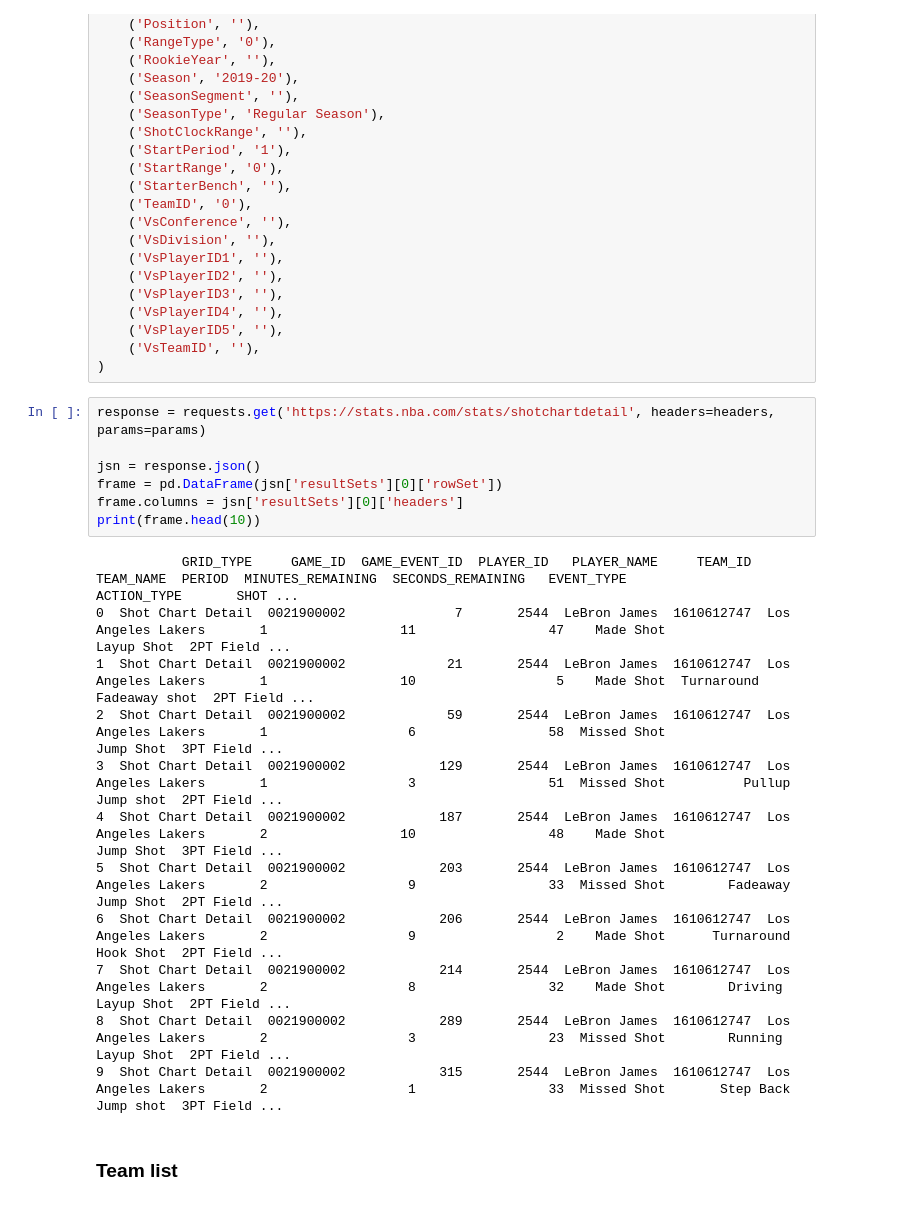
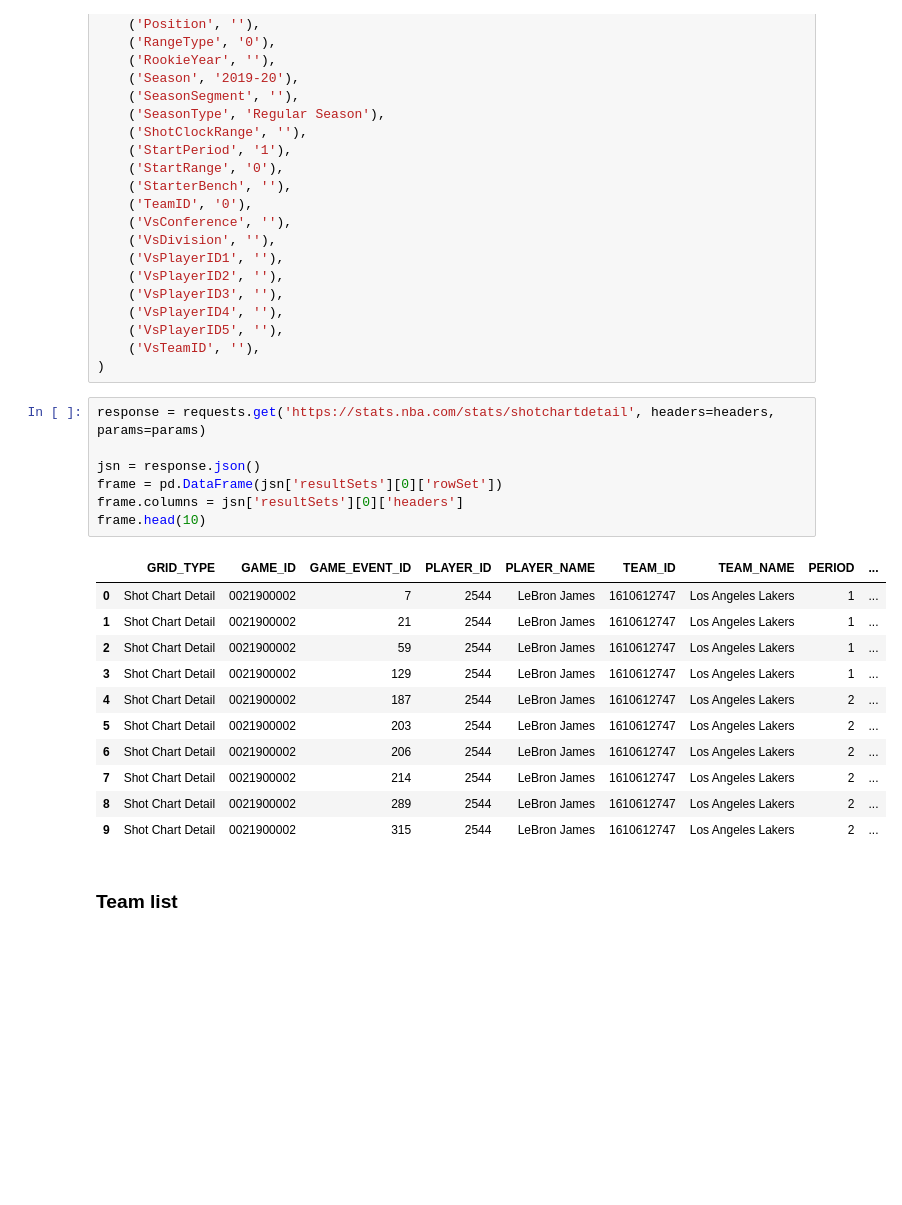
Before and after one commit to mashwinmuthiah/NBA-stats, a Jupyter notebook: NBAWebScrapper.ipynb, the cells around one changed output. Saved outputs shown, nothing was run; the diff lists cells and outputs as text; blank space fills up the shorter version.

```diff
--- a/NBAWebScrapper.ipynb
+++ b/NBAWebScrapper.ipynb
@@ -176,22 +177,22 @@ params =(
 # %%
 response = requests.get('https://stats.nba.com/stats/shotchartdetail', headers=headers, params=params)
 
 jsn = response.json()
 frame = pd.DataFrame(jsn['resultSets'][0]['rowSet'])
 frame.columns = jsn['resultSets'][0]['headers']
-print(frame.head(10))
+frame.head(10)
 # %% [output]
-           GRID_TYPE     GAME_ID  GAME_EVENT_ID  PLAYER_ID   PLAYER_NAME     TEAM_ID           TEAM_NAME  PERIOD  MINUTES_REMAINING  SECONDS_REMAINING   EVENT_TYPE               ACTION_TYPE       SHOT ...
-0  Shot Chart Detail  0021900002              7       2544  LeBron James  1610612747  Los Angeles Lakers       1                 11                 47    Made Shot                Layup Shot  2PT Field ...
-1  Shot Chart Detail  0021900002             21       2544  LeBron James  1610612747  Los Angeles Lakers       1                 10                  5    Made Shot  Turnaround Fadeaway shot  2PT Field ...
-2  Shot Chart Detail  0021900002             59       2544  LeBron James  1610612747  Los Angeles Lakers       1                  6                 58  Missed Shot                 Jump Shot  3PT Field ...
-3  Shot Chart Detail  0021900002            129       2544  LeBron James  1610612747  Los Angeles Lakers       1                  3                 51  Missed Shot          Pullup Jump shot  2PT Field ...
-4  Shot Chart Detail  0021900002            187       2544  LeBron James  1610612747  Los Angeles Lakers       2                 10                 48    Made Shot                 Jump Shot  3PT Field ...
-5  Shot Chart Detail  0021900002            203       2544  LeBron James  1610612747  Los Angeles Lakers       2                  9                 33  Missed Shot        Fadeaway Jump Shot  2PT Field ...
-6  Shot Chart Detail  0021900002            206       2544  LeBron James  1610612747  Los Angeles Lakers       2                  9                  2    Made Shot      Turnaround Hook Shot  2PT Field ...
-7  Shot Chart Detail  0021900002            214       2544  LeBron James  1610612747  Los Angeles Lakers       2                  8                 32    Made Shot        Driving Layup Shot  2PT Field ...
-8  Shot Chart Detail  0021900002            289       2544  LeBron James  1610612747  Los Angeles Lakers       2                  3                 23  Missed Shot        Running Layup Shot  2PT Field ...
-9  Shot Chart Detail  0021900002            315       2544  LeBron James  1610612747  Los Angeles Lakers       2                  1                 33  Missed Shot       Step Back Jump shot  3PT Field ...
+|  | GRID_TYPE | GAME_ID | GAME_EVENT_ID | PLAYER_ID | PLAYER_NAME | TEAM_ID | TEAM_NAME | PERIOD | ... |
+| 0 | Shot Chart Detail | 0021900002 | 7 | 2544 | LeBron James | 1610612747 | Los Angeles Lakers | 1 | ... |
+| 1 | Shot Chart Detail | 0021900002 | 21 | 2544 | LeBron James | 1610612747 | Los Angeles Lakers | 1 | ... |
+| 2 | Shot Chart Detail | 0021900002 | 59 | 2544 | LeBron James | 1610612747 | Los Angeles Lakers | 1 | ... |
+| 3 | Shot Chart Detail | 0021900002 | 129 | 2544 | LeBron James | 1610612747 | Los Angeles Lakers | 1 | ... |
+| 4 | Shot Chart Detail | 0021900002 | 187 | 2544 | LeBron James | 1610612747 | Los Angeles Lakers | 2 | ... |
+| 5 | Shot Chart Detail | 0021900002 | 203 | 2544 | LeBron James | 1610612747 | Los Angeles Lakers | 2 | ... |
+| 6 | Shot Chart Detail | 0021900002 | 206 | 2544 | LeBron James | 1610612747 | Los Angeles Lakers | 2 | ... |
+| 7 | Shot Chart Detail | 0021900002 | 214 | 2544 | LeBron James | 1610612747 | Los Angeles Lakers | 2 | ... |
+| 8 | Shot Chart Detail | 0021900002 | 289 | 2544 | LeBron James | 1610612747 | Los Angeles Lakers | 2 | ... |
+| 9 | Shot Chart Detail | 0021900002 | 315 | 2544 | LeBron James | 1610612747 | Los Angeles Lakers | 2 | ... |
 # %% [markdown]
 ### Team list
 # %%
```
Also changed, not shown: parts of 10 cells of this notebook, 1 other file.
